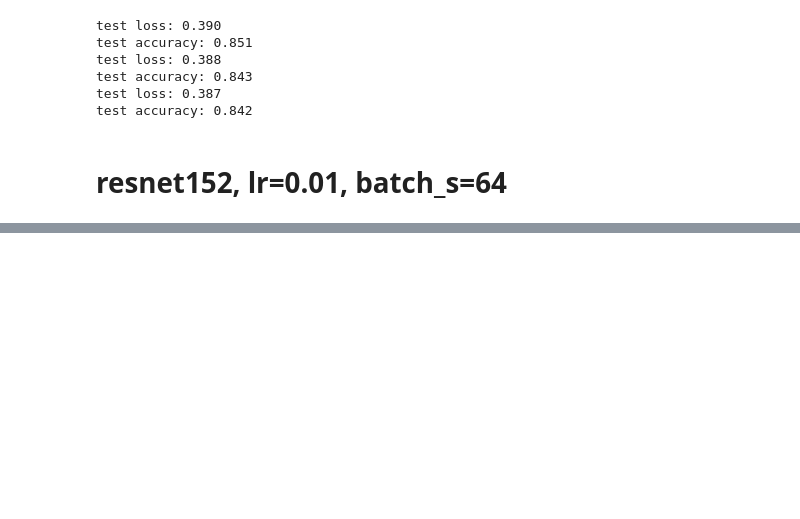
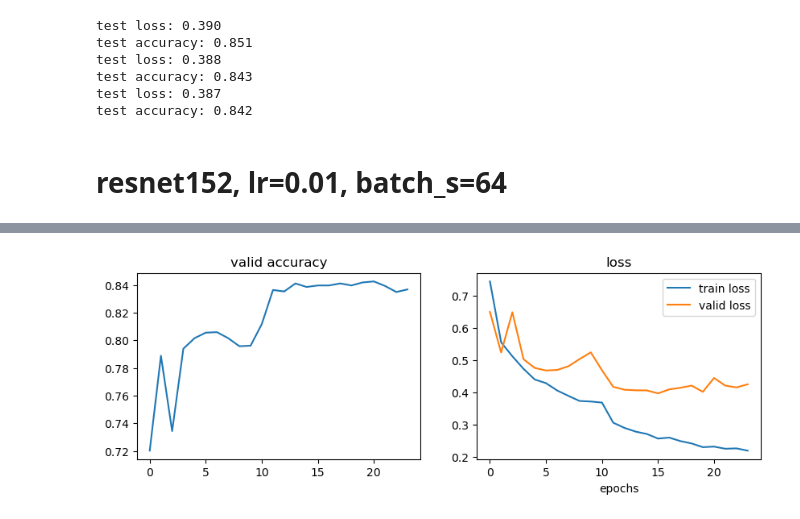
Before and after one commit to jinn0135/DA28_pj03_2, a Jupyter notebook: pj3_weather_kaggle_2.ipynb, the cells around one changed output, grey strips where cells are left out. Cells and saved outputs as stored; diff of their text form; code cells hidden in the pictures; blank space fills up the shorter version.

```diff
--- a/pj3_weather_kaggle_2.ipynb
+++ b/pj3_weather_kaggle_2.ipynb
@@ -150,6 +150,7 @@ model2.fc = nn.Sequential(
                     nn.ReLU(),
                     nn.Dropout(0.3),
                     nn.Linear(512,5))
+lr = 0.01; patience = 7; epochs = 55
 model2 = model2.to(device)
 loss_fn = nn.CrossEntropyLoss()
 optimizer = optim.Adam(model2.parameters(), lr=lr)
@@ -176,0 +186 @@ Epoch : 9/55....... Train Loss : 0.350 Valid Loss : 0.466 Valid Accuracy : 0.810
+[figure, added]
```
Also changed, not shown: parts of 4 cells of this notebook, 1 other file.
